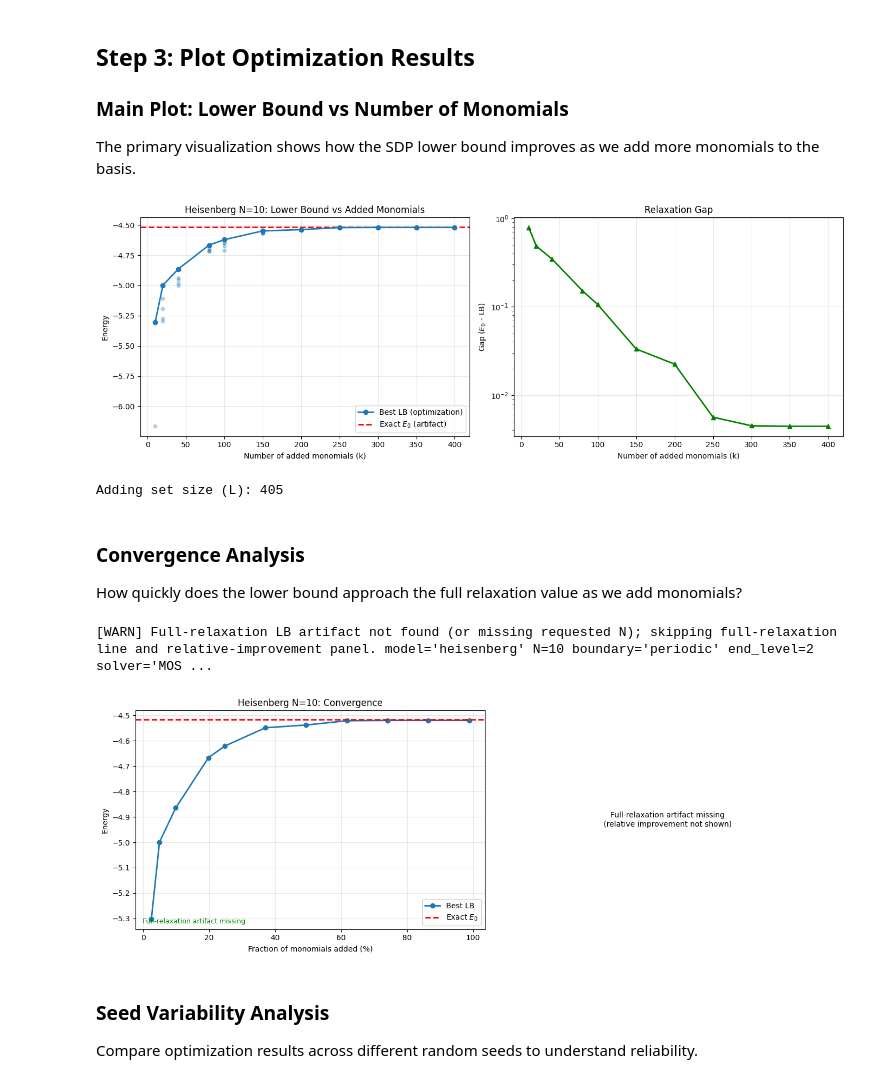
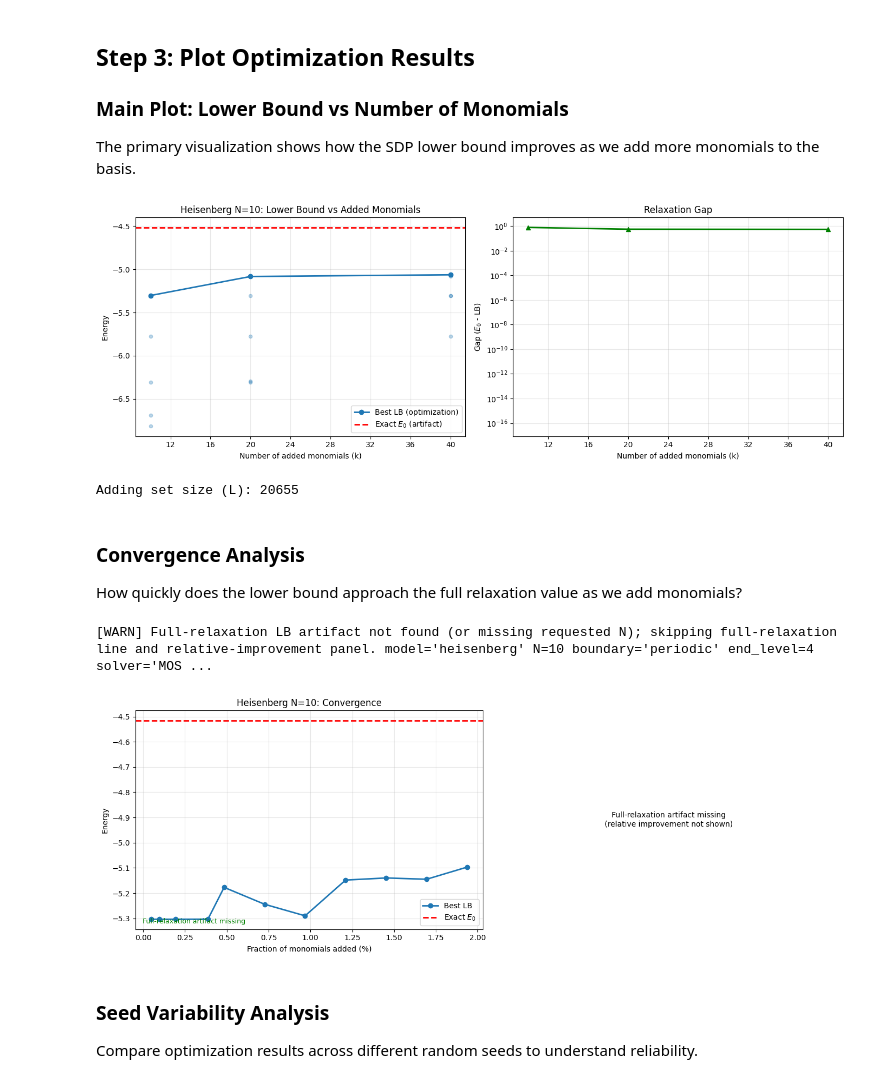
Before and after one commit to Ciscone7/OptimalMomentsNPA, a Jupyter notebook: workflow_demo.ipynb, the cells around one changed output. Saved outputs shown, nothing was run; the diff lists cells and outputs as text; code cells hidden in the pictures.

```diff
--- a/workflow_demo.ipynb
+++ b/workflow_demo.ipynb
@@ -364,22 +353,22 @@ The primary visualization shows how the SDP lower bound improves as we add more
 # %%
 # Plot optimization sweep results
 # The function automatically finds the exact ground state energy for comparison
 from plots import plot_optimization_sweep
 
 result = plot_optimization_sweep(
     model="heisenberg",
     N=10,
     boundary="periodic",
     start_level=1,
-    end_level=2,
-    method="pt",
+    end_level=4,
+    method="rbm",
     show_seeds=True,  # Show individual seed results as scatter points
 )
 
 print(f"Adding set size (L): {result['L']}")
 # %% [output]
-[figure, old version]
+[figure, new version]
-Adding set size (L): 405
+Adding set size (L): 20655
 # %% [markdown]
 ### Convergence Analysis
 
@@ -393,12 +382,12 @@ _ = plot_optimization_convergence(
     N=10,
     boundary="periodic",
     start_level=1,
-    end_level=2,
-    method="pt",
+    end_level=4,
+    method="bo"
 )
 # %% [output]
-[WARN] Full-relaxation LB artifact not found (or missing requested N); skipping full-relaxation line and relative-improvement panel. model='heisenberg' N=10 boundary='periodic' end_level=2 solver='MOS ...
+[WARN] Full-relaxation LB artifact not found (or missing requested N); skipping full-relaxation line and relative-improvement panel. model='heisenberg' N=10 boundary='periodic' end_level=4 solver='MOS ...
-[figure, old version]
+[figure, new version]
 # %% [markdown]
 ### Seed Variability Analysis
 
```
Also changed, not shown: parts of 19 cells of this notebook, 7 other files.
